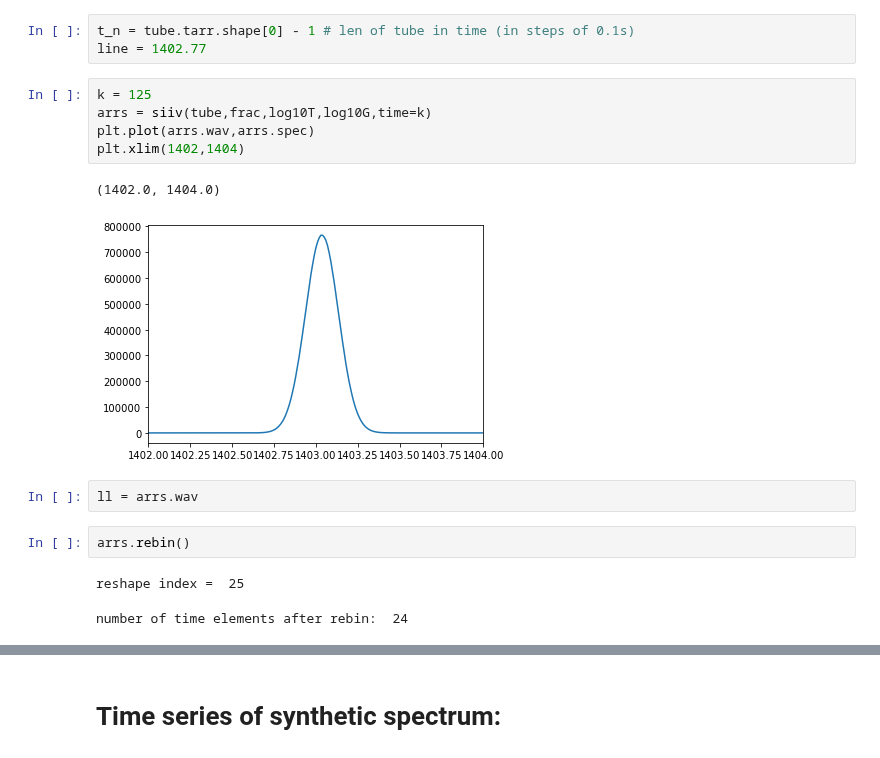
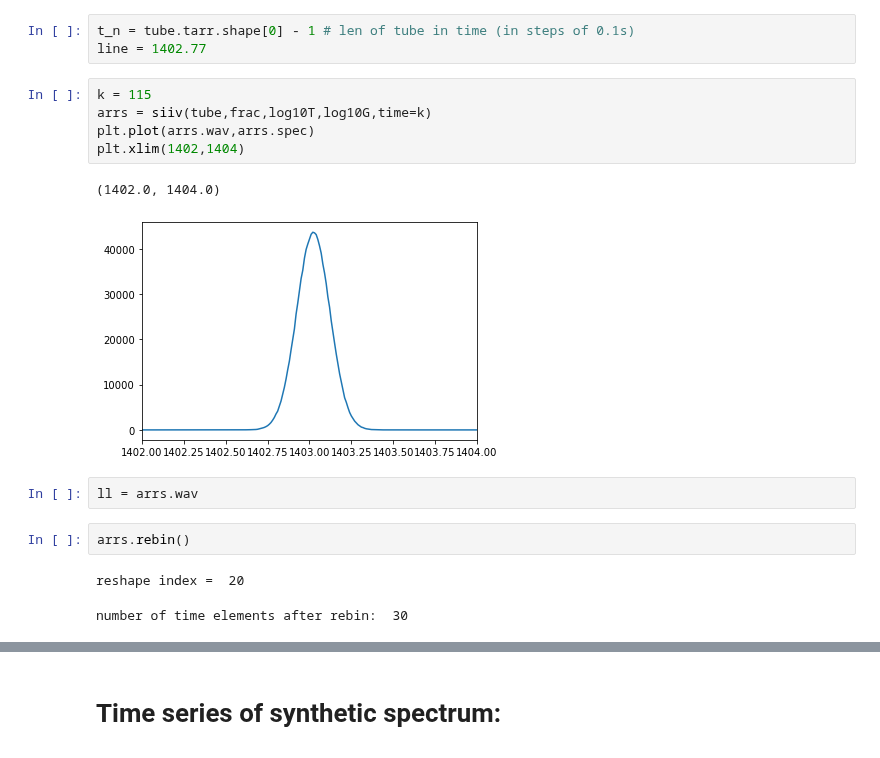
Before and after one commit to wilashfie/synth_spec, a Jupyter notebook: ebtel/ebtelI_h373.ipynb, the cells around one changed output, grey strips where cells are left out. Drawn from its saved outputs; the diff is of its cells as text.

```diff
--- a/ebtel/ebtelI_h373.ipynb
+++ b/ebtel/ebtelI_h373.ipynb
@@ -21,20 +21,20 @@ log10T,log10G = np.loadtxt('/Users/WilliamHenryAshfieldIV/dat/goft_1403.dat.txt'
 t_n = tube.tarr.shape[0] - 1 # len of tube in time (in steps of 0.1s)
 line = 1402.77
 # %%
-k = 125
+k = 115
 arrs = siiv(tube,frac,log10T,log10G,time=k)
 plt.plot(arrs.wav,arrs.spec)
 plt.xlim(1402,1404)
 # %% [output]
 (1402.0, 1404.0)
-[figure, old version]
+[figure, new version]
 # %%
 ll = arrs.wav
 # %%
 arrs.rebin()
 # %% [output]
-reshape index =  25
+reshape index =  20
-number of time elements after rebin:  24
+number of time elements after rebin:  30
 # %%
 fig, ax = plt.subplots(figsize=[10,10])
 plt.plot(ll,arrs.respec[4,:])
```
Also changed, not shown: parts of 25 cells of this notebook.
